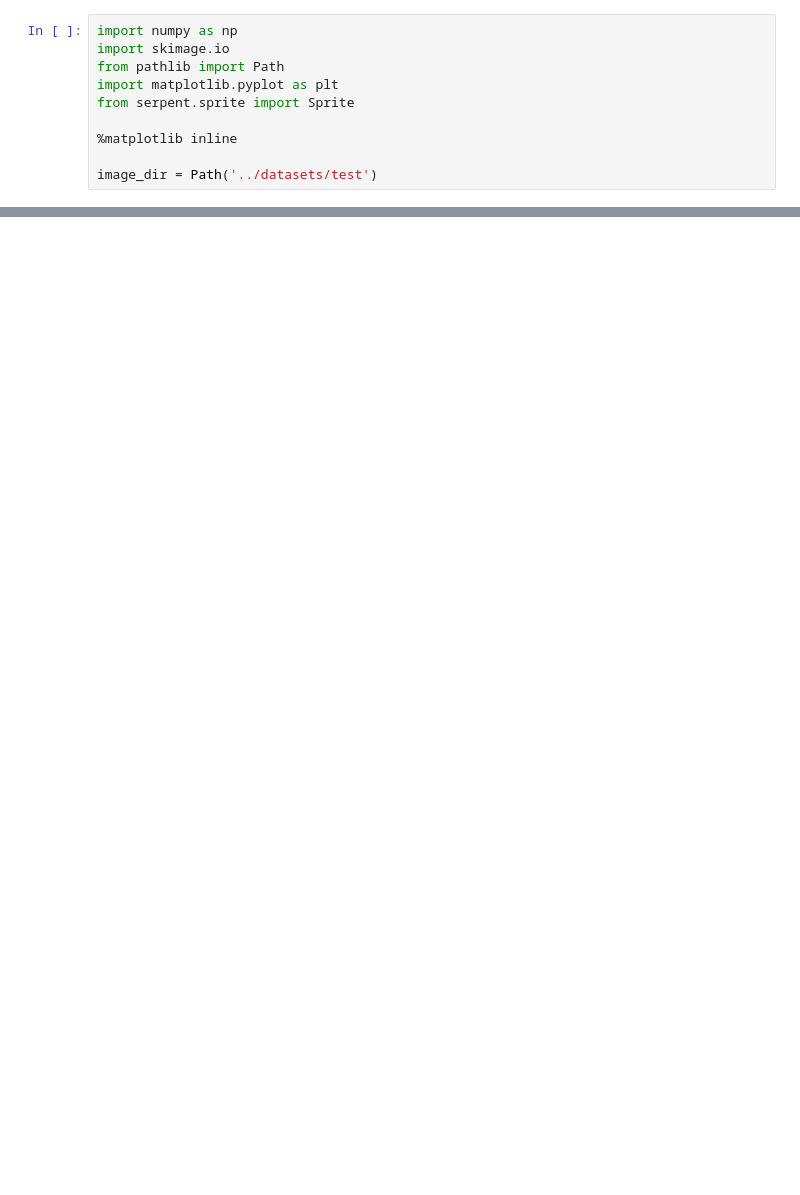
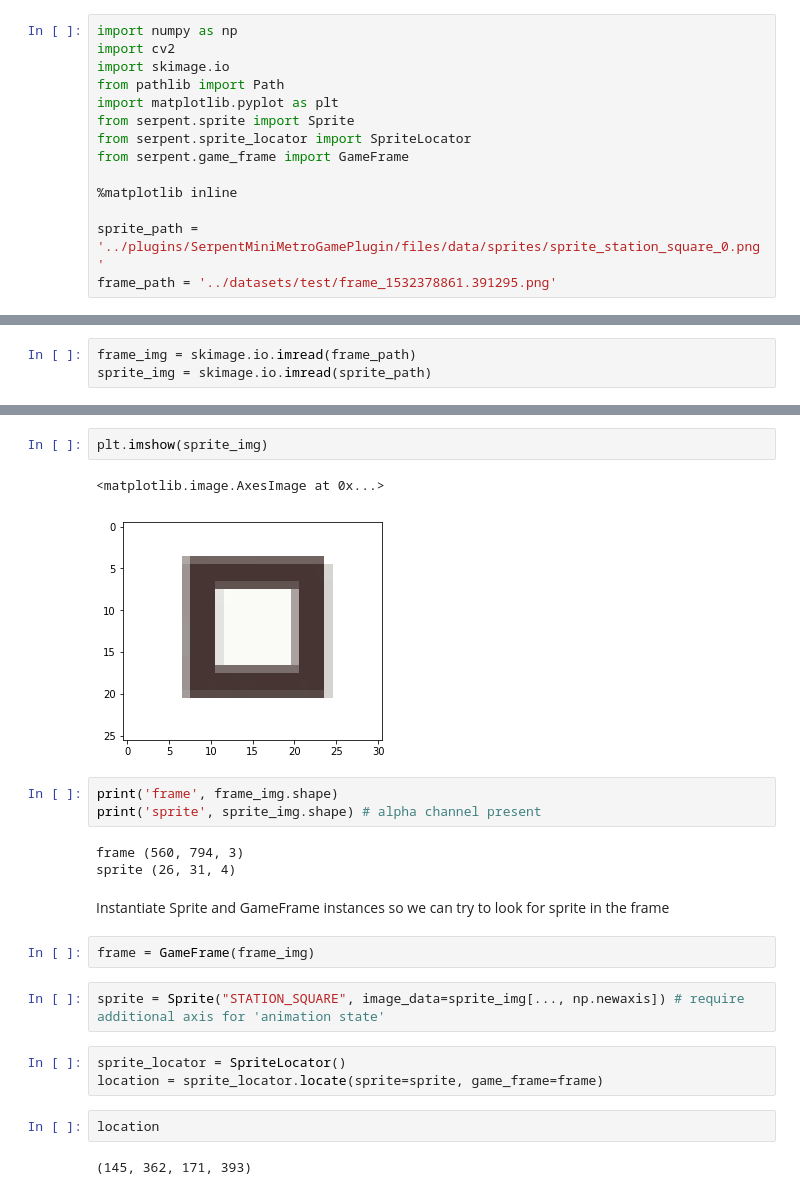
Before and after one commit to david-macleod/mini-metro, a Jupyter notebook: notebooks/01-station-sprites-alpha.ipynb, the cells around one changed output, grey strips where cells are left out. Drawn from its saved outputs; the diff is of its cells as text; blank space fills up the shorter version.

Commit message:
added sprite finder

```diff
--- a/notebooks/01-station-sprites-alpha.ipynb
+++ b/notebooks/01-station-sprites-alpha.ipynb
@@ -1,10 +1,14 @@
 # %%
 import numpy as np
+import cv2
 import skimage.io
 from pathlib import Path
 import matplotlib.pyplot as plt
 from serpent.sprite import Sprite
+from serpent.sprite_locator import SpriteLocator
+from serpent.game_frame import GameFrame
 
 %matplotlib inline
 
-image_dir = Path('../datasets/test')
+sprite_path = '../plugins/SerpentMiniMetroGamePlugin/files/data/sprites/sprite_station_square_0.png'
+frame_path = '../datasets/test/frame_1532378861.391295.png'
@@ -39,0 +15,3 @@ sprite = Sprite("STATION_SQUARE", image_data=new_channel_img)
+# %%
+frame_img = skimage.io.imread(frame_path)
+sprite_img = skimage.io.imread(sprite_path)
@@ -39,0 +23,24 @@ sprite = Sprite("STATION_SQUARE", image_data=new_channel_img)
+# %%
+plt.imshow(sprite_img)
+# %% [output]
+<matplotlib.image.AxesImage at 0x...>
+[figure, added]
+# %%
+print('frame', frame_img.shape)
+print('sprite', sprite_img.shape) # alpha channel present
+# %% [output]
+frame (560, 794, 3)
+sprite (26, 31, 4)
+# %% [markdown]
+Instantiate Sprite and GameFrame instances so we can try to look for sprite in the frame
+# %%
+frame = GameFrame(frame_img)
+# %%
+sprite = Sprite("STATION_SQUARE", image_data=sprite_img[..., np.newaxis]) # require additional axis for 'animation state'
+# %%
+sprite_locator = SpriteLocator()
+location = sprite_locator.locate(sprite=sprite, game_frame=frame)
+# %%
+location
+# %% [output]
+(145, 362, 171, 393)
```
Also changed, not shown: parts of 9 cells of this notebook.
